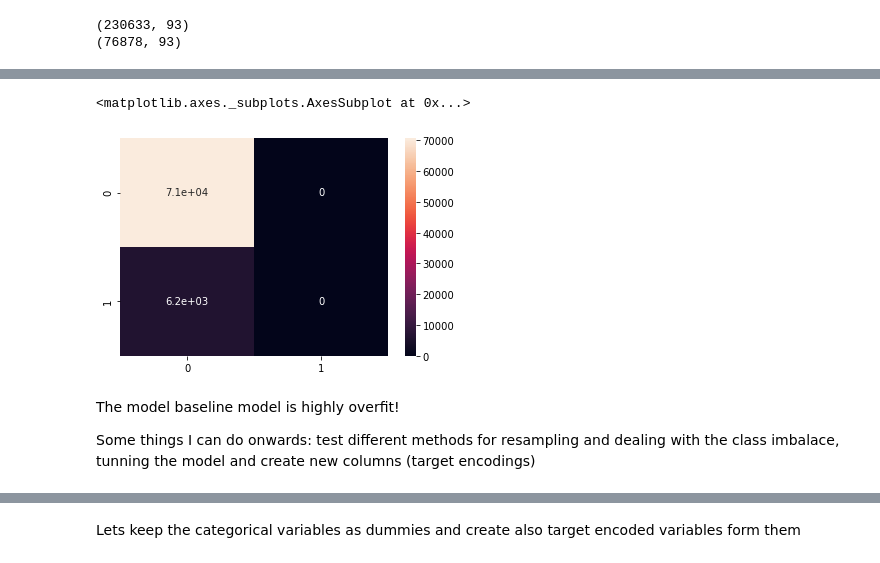
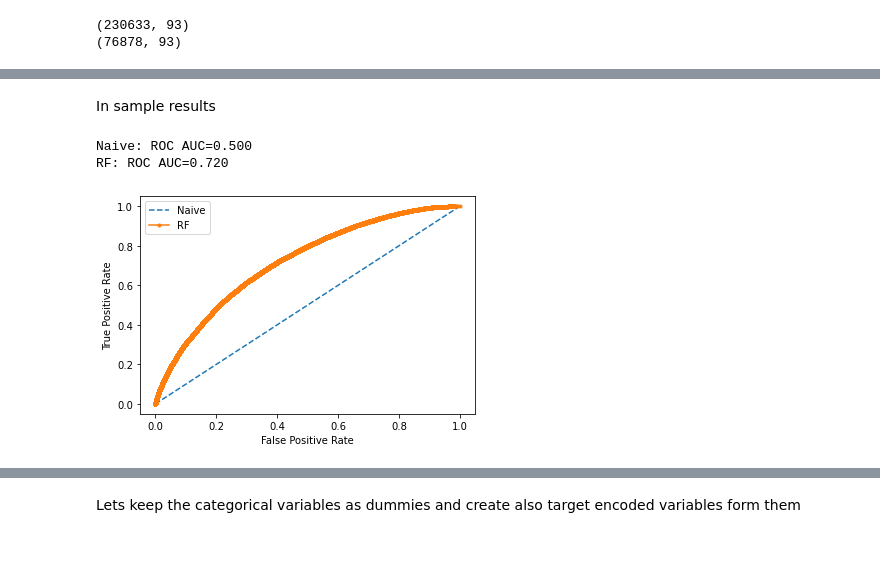
Before and after one commit to andresvBSE/CT-Loan-default-risk, a Jupyter notebook: First steps.ipynb, the cells around one changed output, grey strips where cells are left out. Drawn from its saved outputs; the diff is of its cells as text; code cells hidden in the pictures.

```diff
--- a/First steps.ipynb
+++ b/First steps.ipynb
@@ -546,9 +559,22 @@ weighted avg       0.85      0.92      0.88     76878
-# %%
-sns.heatmap(confusion_matrix(y_val, out_pred), annot=True)
-# %% [output]
-<matplotlib.axes._subplots.AxesSubplot at 0x...>
-[figure, removed]
-# %% [markdown]
-The model baseline model is highly overfit!
-
-Some things I can do onwards: test different methods for resampling and dealing with the class imbalace, tunning the model and  create new columns (target encodings)
+# %%
+# Classes
+in_pred_rf = rf.predict(X_train_)
+out_pred_rf = rf.predict(X_val_)
+
+# Proba
+in_proba_rf = rf.predict_proba(X_train_)
+out_proba_rf = rf.predict_proba(X_val_)
+# %%
+# Calibration of probabilities
+cali_obj = CalibratedClassifierCV(rf, cv = 5)
+cali_obj.fit(X_train_, y_train)
+
+out_proba_rf_rc = cali_obj.predict_proba(X_val_)
+# %% [markdown]
+In sample results
+# %%
+roc_auc_curve_plot(y_train, in_proba_rf[:,1], name='RF')
+# %% [output]
+Naive: ROC AUC=0.500
+RF: ROC AUC=0.720
+[figure, added]
```
Also changed, not shown: parts of 85 cells of this notebook, 1 other file.
